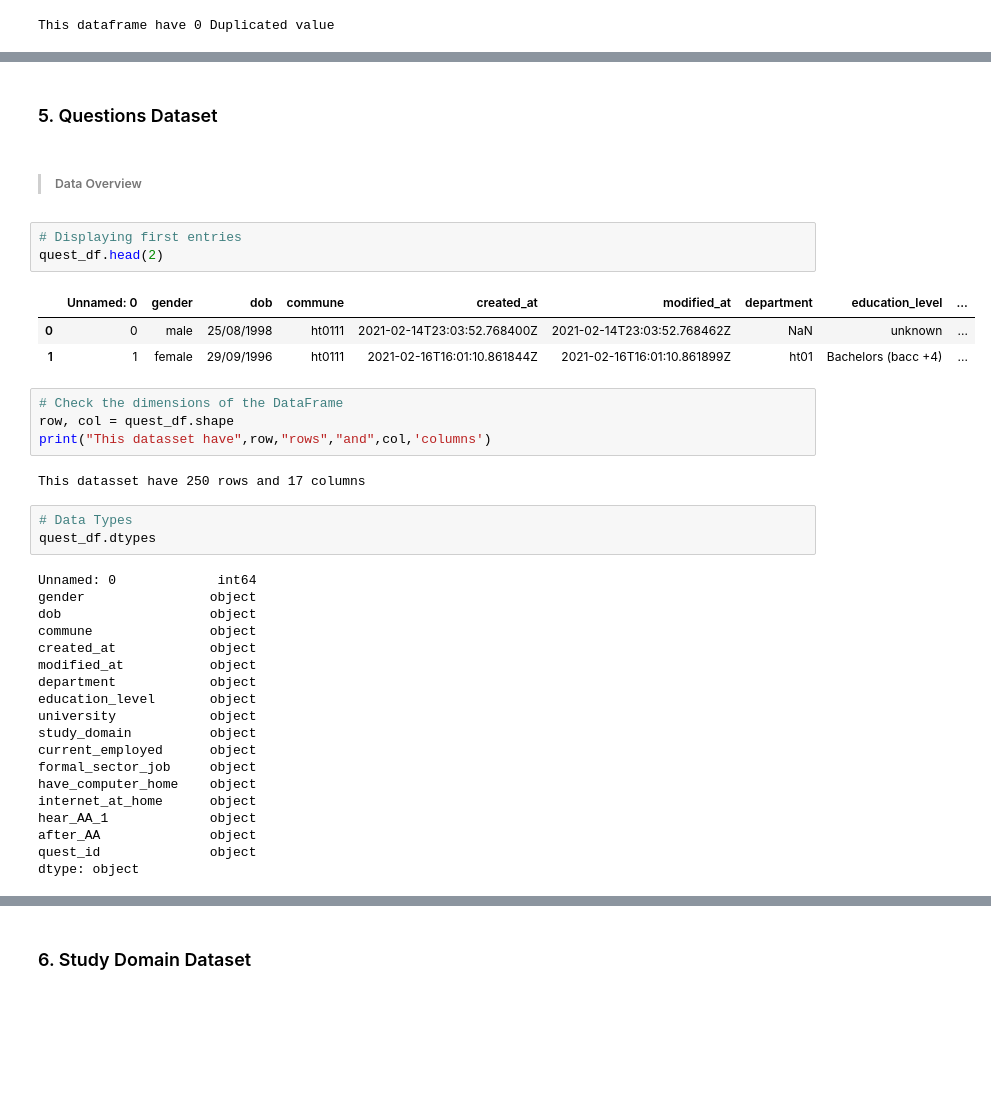
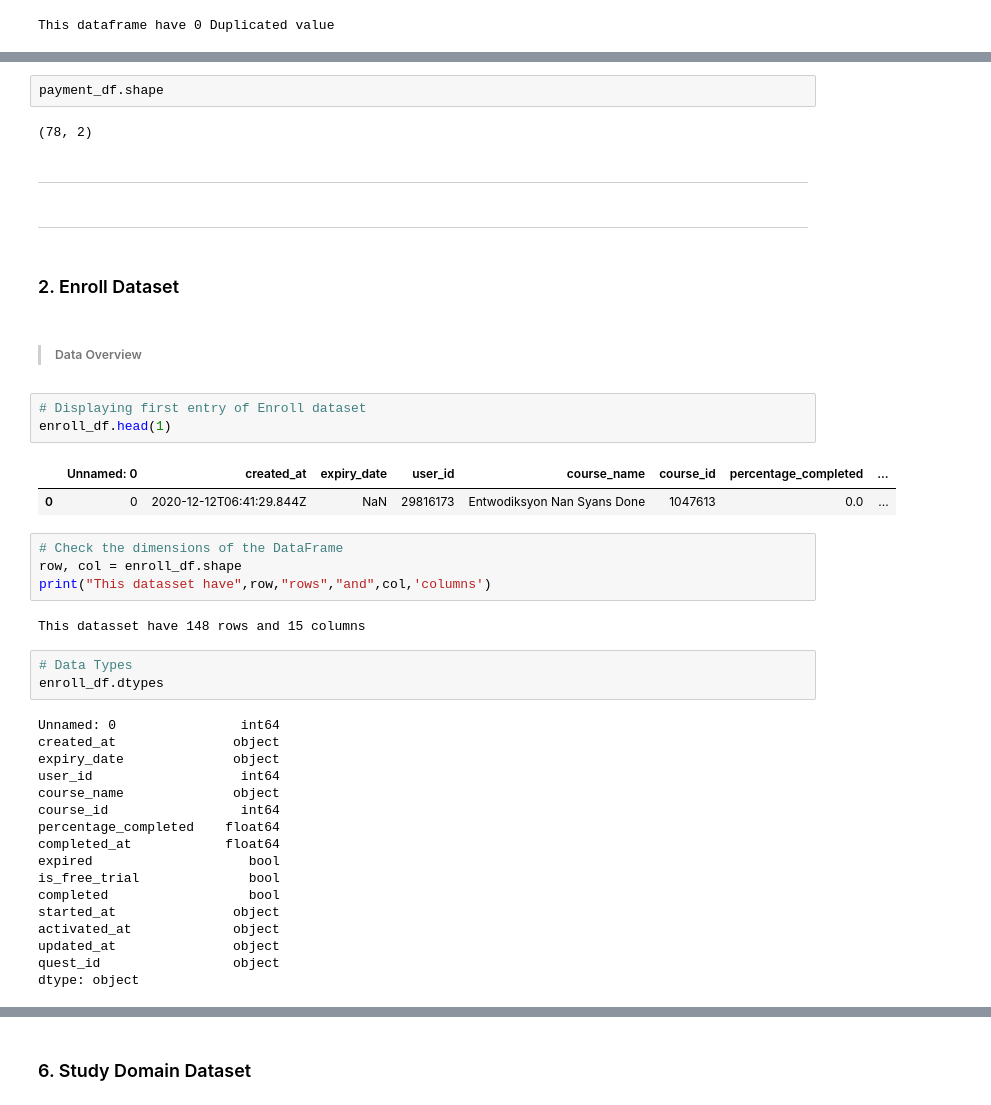
Before and after one commit to kesnel/Ayiti-Analytics-Bootcamp-Project, a Jupyter notebook: data-processing.ipynb, the cells around one changed output, grey strips where cells are left out. Drawn from its saved outputs; the diff is of its cells as text; blank space fills up the shorter version.

```diff
--- a/data-processing.ipynb
+++ b/data-processing.ipynb
@@ -446,41 +236,46 @@ clean_ord_df.head(2)
+# %%
+payment_df.shape
+# %% [output]
+(78, 2)
+# %% [markdown]
+<hr>
+# %% [markdown]
+<hr>
 # %% [markdown]
-### 5. Questions Dataset
+### 2. Enroll Dataset
 # %% [markdown]
 >##### Data Overview
 # %%
-# Displaying first entries
-quest_df.head(2)
+# Displaying first entry of Enroll dataset
+enroll_df.head(1)
 # %% [output]
-|  | Unnamed: 0 | gender | dob | commune | created_at | modified_at | department | education_level | ... |
-| 0 | 0 | male | 25/08/1998 | ht0111 | 2021-02-14T23:03:52.768400Z | 2021-02-14T23:03:52.768462Z | NaN | unknown | ... |
-| 1 | 1 | female | 29/09/1996 | ht0111 | 2021-02-16T16:01:10.861844Z | 2021-02-16T16:01:10.861899Z | ht01 | Bachelors (bacc +4) | ... |
+|  | Unnamed: 0 | created_at | expiry_date | user_id | course_name | course_id | percentage_completed | ... |
+| 0 | 0 | 2020-12-12T06:41:29.844Z | NaN | 29816173 | Entwodiksyon Nan Syans Done | 1047613 | 0.0 | ... |
 # %%
 # Check the dimensions of the DataFrame
-row, col = quest_df.shape
+row, col = enroll_df.shape
 print("This datasset have",row,"rows","and",col,'columns')
 # %% [output]
-This datasset have 250 rows and 17 columns
+This datasset have 148 rows and 15 columns
 # %%
 # Data Types
-quest_df.dtypes
+enroll_df.dtypes
 # %% [output]
-Unnamed: 0             int64
-gender                object
-dob                   object
-commune               object
-created_at            object
-modified_at           object
-department            object
-education_level       object
-university            object
-study_domain          object
-current_employed      object
-formal_sector_job     object
-have_computer_home    object
-internet_at_home      object
-hear_AA_1             object
-after_AA              object
-quest_id              object
+Unnamed: 0                int64
+created_at               object
+expiry_date              object
+user_id                   int64
+course_name              object
+course_id                 int64
+percentage_completed    float64
+completed_at            float64
+expired                    bool
+is_free_trial              bool
+completed                  bool
+started_at               object
+activated_at             object
+updated_at               object
+quest_id                 object
 dtype: object
 # %%
 # Data info
```
Also changed, not shown: parts of 147 cells of this notebook.
